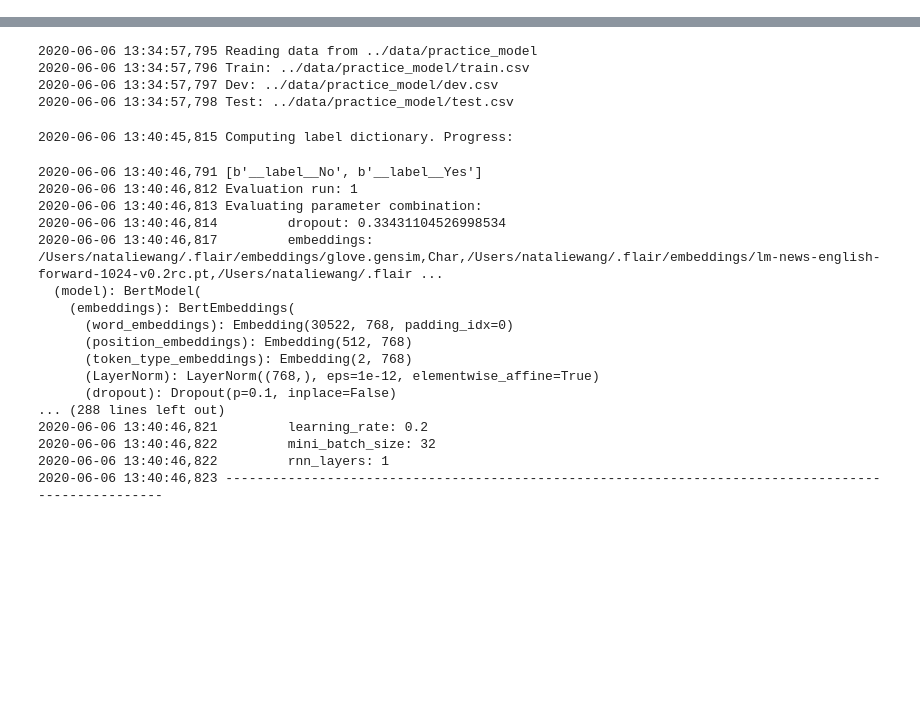
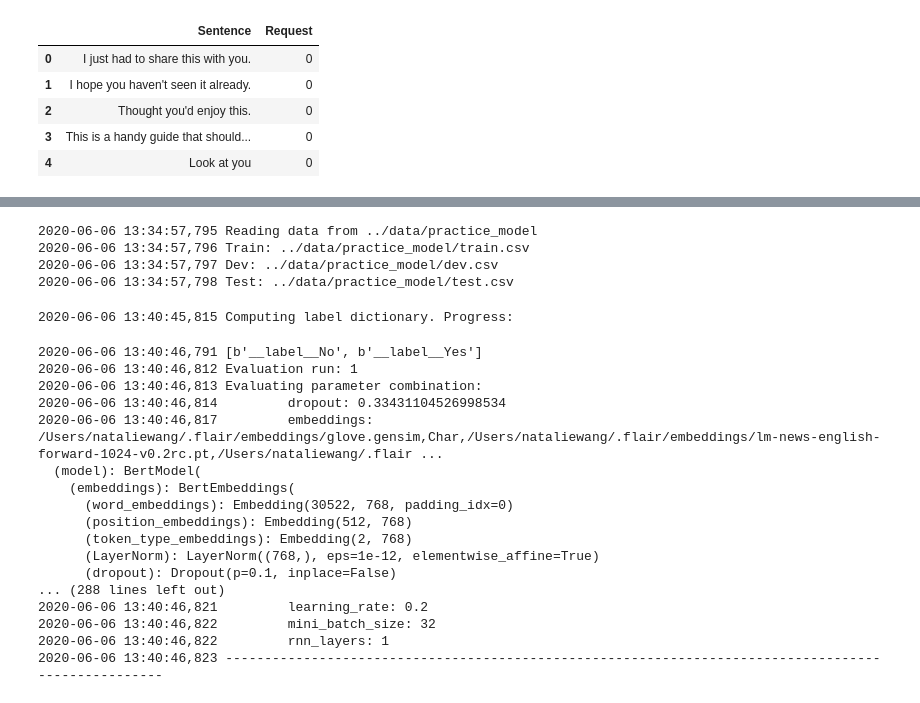
Before and after one commit to georgetao/extraction, a Jupyter notebook: notebooks/classification_testing_pipeline.ipynb, the cells around one changed output, grey strips where cells are left out. Saved outputs shown, nothing was run; the diff lists cells and outputs as text; code cells hidden in the pictures; blank space fills up the shorter version.

```diff
--- a/notebooks/classification_testing_pipeline.ipynb
+++ b/notebooks/classification_testing_pipeline.ipynb
@@ -43,6 +44,8 @@ from flair.embeddings import FlairEmbeddings
 from flair.embeddings import BertEmbeddings
 # from flair.embeddings import ELMoEmbeddings
 from flair.embeddings import FlairEmbeddings
+# %%
+request_path = "../data/Request_data.tsv"
 # %%
 path = "../data/full_email_intent.csv"
 # %%
@@ -54,0 +69,9 @@ data = read_data(path)
+# %%
+request_data.head()
+# %% [output]
+|  | Sentence | Request |
+| 0 | I just had to share this with you. | 0 |
+| 1 | I hope you haven't seen it already. | 0 |
+| 2 | Thought you'd enjoy this. | 0 |
+| 3 | This is a handy guide that should... | 0 |
+| 4 | Look at you | 0 |
```
Also changed, not shown: parts of 22 cells of this notebook, 1 other file.
